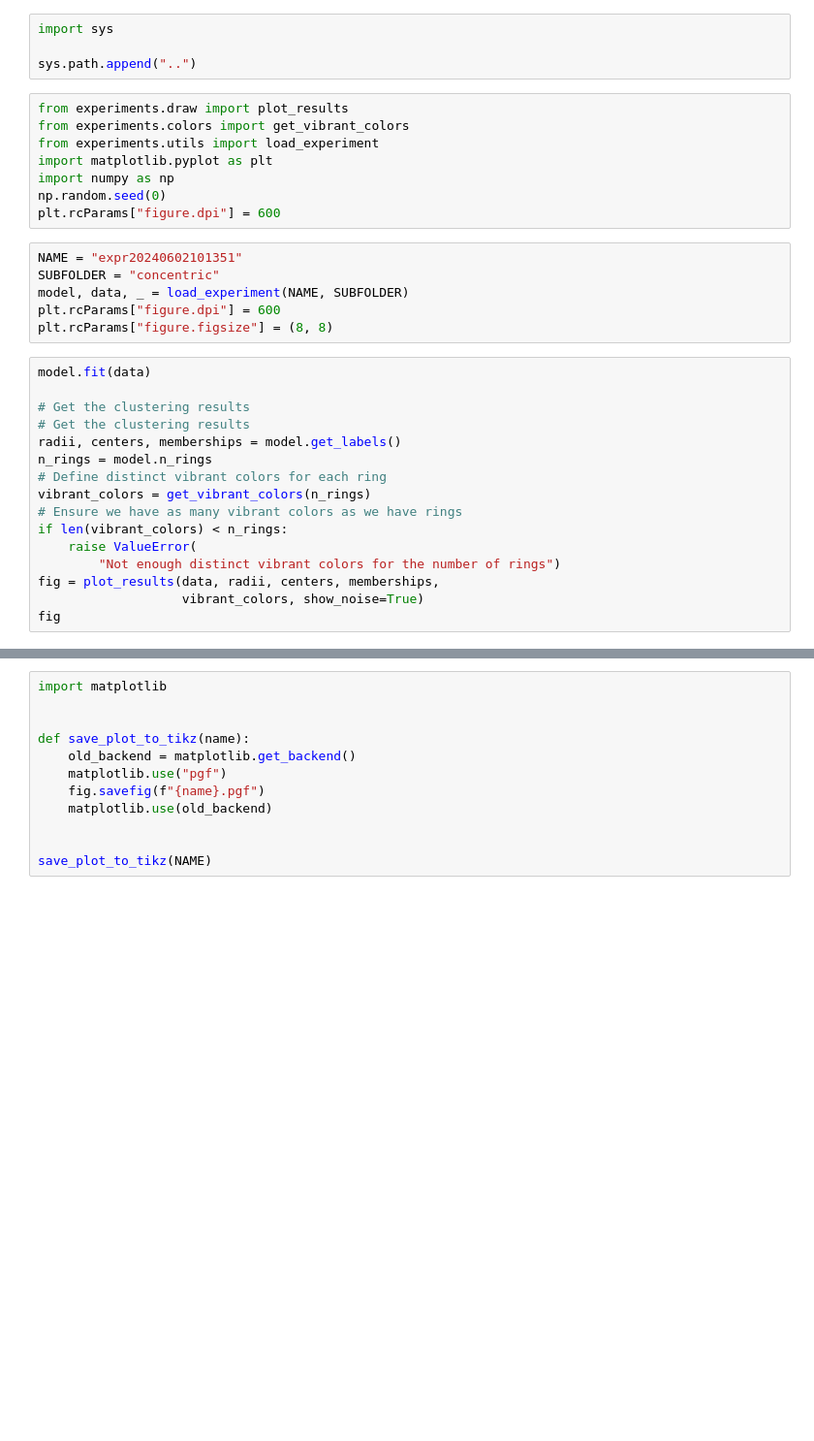
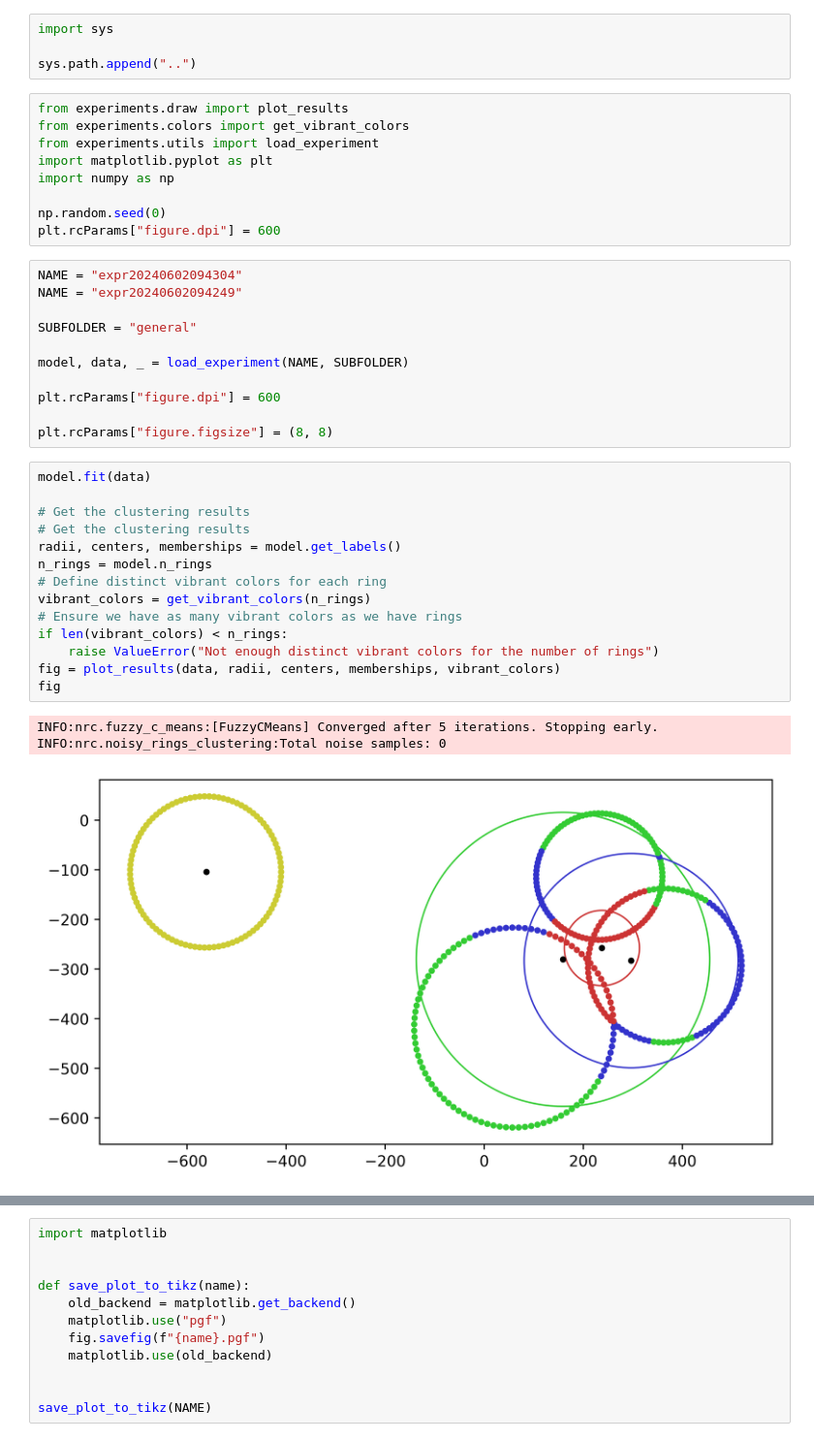
Before and after one commit to davidgonmar/ring-clustering, a Jupyter notebook: experiments/run_experiment.ipynb, the cells around one changed output, grey strips where cells are left out. Shown at 97% size. Drawn from its saved outputs; the diff is of its cells as text; blank space fills up the shorter version.

```diff
--- a/experiments/run_experiment.ipynb
+++ b/experiments/run_experiment.ipynb
@@ -8,27 +8,35 @@ from experiments.colors import get_vibrant_colors
 from experiments.utils import load_experiment
 import matplotlib.pyplot as plt
 import numpy as np
+
 np.random.seed(0)
 plt.rcParams["figure.dpi"] = 600
 # %%
-NAME = "expr20240602101351"
-SUBFOLDER = "concentric"
+NAME = "expr20240602094304"
+NAME = "expr20240602094249"
+
+SUBFOLDER = "general"
+
 model, data, _ = load_experiment(NAME, SUBFOLDER)
+
 plt.rcParams["figure.dpi"] = 600
+
 plt.rcParams["figure.figsize"] = (8, 8)
 # %%
 model.fit(data)
 
 # Get the clustering results
 # Get the clustering results
 radii, centers, memberships = model.get_labels()
 n_rings = model.n_rings
 # Define distinct vibrant colors for each ring
 vibrant_colors = get_vibrant_colors(n_rings)
 # Ensure we have as many vibrant colors as we have rings
 if len(vibrant_colors) < n_rings:
-    raise ValueError(
-        "Not enough distinct vibrant colors for the number of rings")
-fig = plot_results(data, radii, centers, memberships,
-                   vibrant_colors, show_noise=True)
+    raise ValueError("Not enough distinct vibrant colors for the number of rings")
+fig = plot_results(data, radii, centers, memberships, vibrant_colors)
 fig
+# %% [output]
+INFO:nrc.fuzzy_c_means:[FuzzyCMeans] Converged after 5 iterations. Stopping early.
+INFO:nrc.noisy_rings_clustering:Total noise samples: 0
+[figure, added]
```
Also changed, not shown: parts of 1 cell of this notebook, 8 other files.
